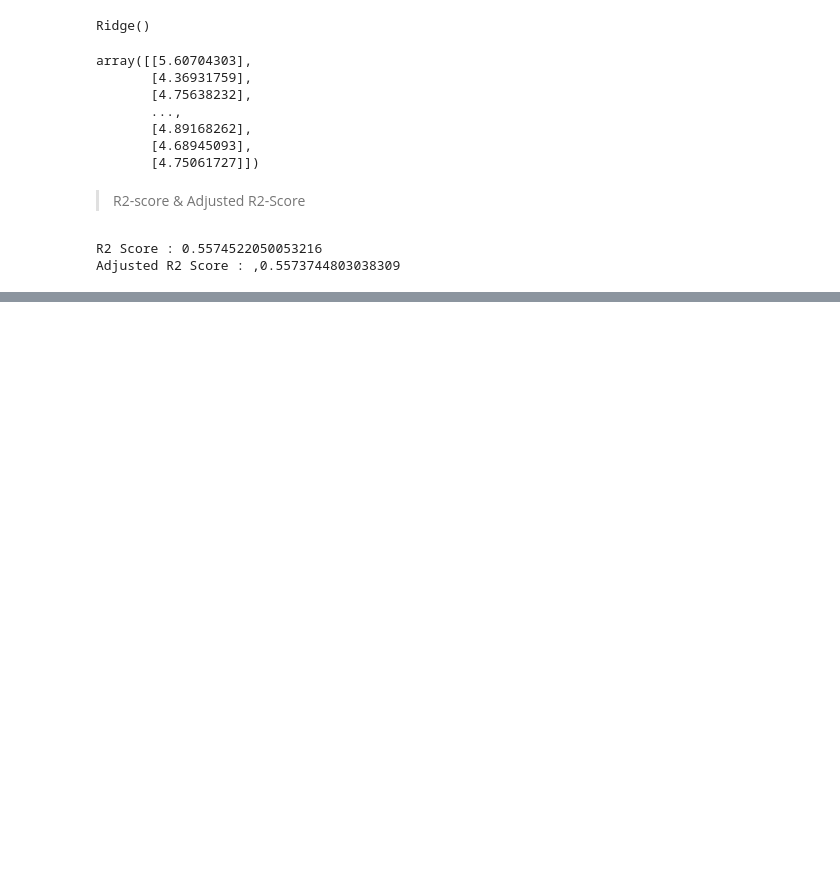
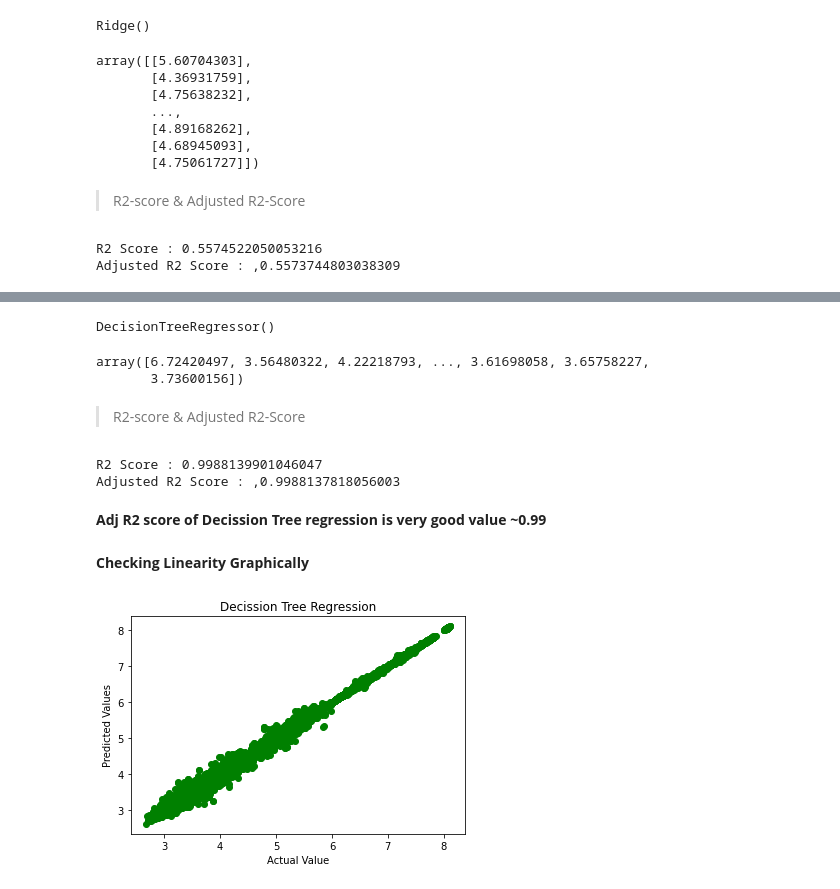
Before and after one commit to lokeshtokas/SGEMM-GPU-Kernel-Performance, a Jupyter notebook: SGEMM GPU Kernel Performance - Capstone Project.ipynb, the cells around one changed output, grey strips where cells are left out. Saved outputs shown, nothing was run; the diff lists cells and outputs as text; code cells hidden in the pictures; blank space fills up the shorter version.

```diff
--- a/SGEMM GPU Kernel Performance - Capstone Project.ipynb
+++ b/SGEMM GPU Kernel Performance - Capstone Project.ipynb
@@ -355,0 +359,31 @@ Adjusted R2 Score : ,0.5573744803038309
+# %%
+tree_reg = DecisionTreeRegressor()
+# %%
+tree_reg.fit(X_train, Y_train)
+# %% [output]
+DecisionTreeRegressor()
+# %%
+Y_pred = tree_reg.predict(X_test)
+Y_pred
+# %% [output]
+array([6.72420497, 3.56480322, 4.22218793, ..., 3.61698058, 3.65758227,
+       3.73600156])
+# %% [markdown]
+> R2-score & Adjusted R2-Score
+# %%
+R2_cal(Y_test,Y_pred)
+# %% [output]
+R2 Score : 0.9988139901046047
+Adjusted R2 Score : ,0.9988137818056003
+# %% [markdown]
+**Adj R2 score of Decission Tree regression is very good value ~0.99**
+# %% [markdown]
+**Checking Linearity Graphically**
+# %%
+plt.scatter(Y_test,Y_pred, color='green')
+plt.title('Decission Tree Regression')
+plt.xlabel('Actual Value')
+plt.ylabel('Predicted Values')
+plt.show()
+# %% [output]
+[figure, added]
```
Also changed, not shown: parts of 15 cells of this notebook.
